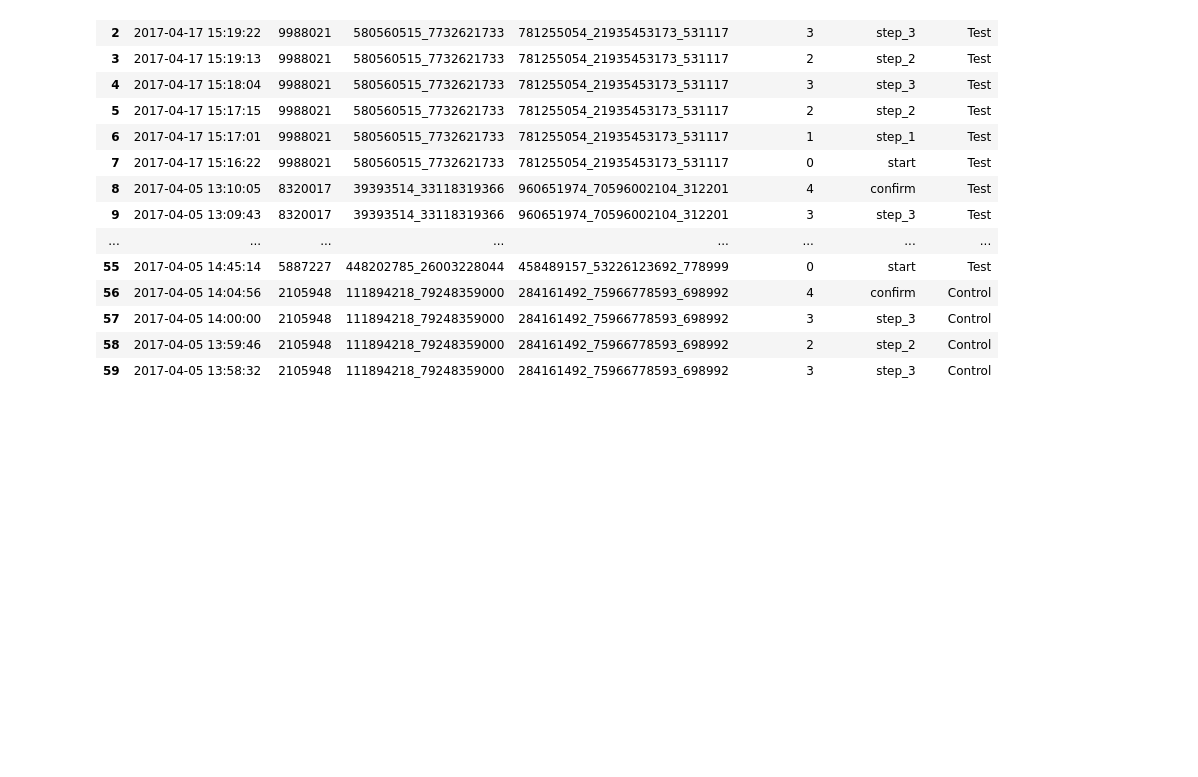
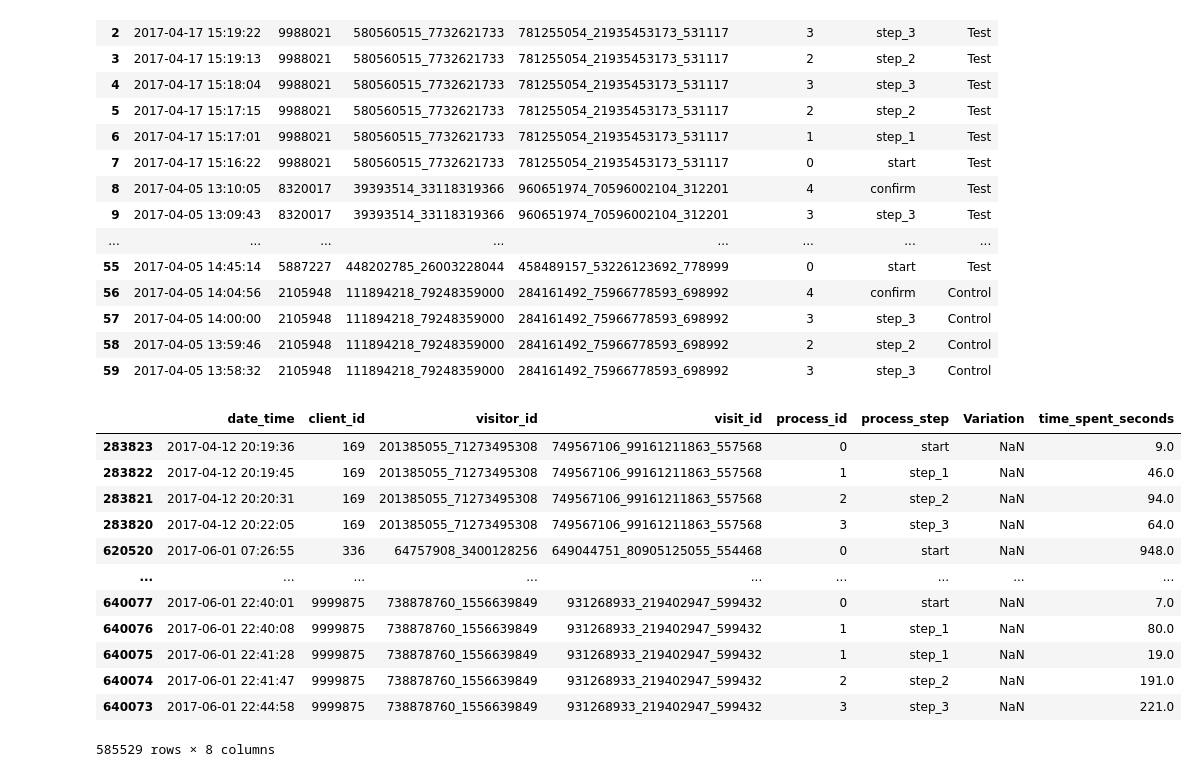
Before and after one commit to samyak-anand/Vanguard_customer_experience_EDA, a Jupyter notebook: Dags/new.ipynb, the cells around one changed output. Cells and saved outputs as stored; diff of their text form; code cells hidden in the pictures; blank space fills up the shorter version.

```diff
--- a/Dags/new.ipynb
+++ b/Dags/new.ipynb
@@ -236,3 +251,19 @@ merged_df = merged_df[merged_df['time_spent_seconds'] >= 0]
+# %%
+merged_df
+# %% [output]
+|  | date_time | client_id | visitor_id | visit_id | process_id | process_step | Variation | time_spent_seconds |
+| 283823 | 2017-04-12 20:19:36 | 169 | 201385055_71273495308 | 749567106_99161211863_557568 | 0 | start | NaN | 9.0 |
+| 283822 | 2017-04-12 20:19:45 | 169 | 201385055_71273495308 | 749567106_99161211863_557568 | 1 | step_1 | NaN | 46.0 |
+| 283821 | 2017-04-12 20:20:31 | 169 | 201385055_71273495308 | 749567106_99161211863_557568 | 2 | step_2 | NaN | 94.0 |
+| 283820 | 2017-04-12 20:22:05 | 169 | 201385055_71273495308 | 749567106_99161211863_557568 | 3 | step_3 | NaN | 64.0 |
+| 620520 | 2017-06-01 07:26:55 | 336 | 64757908_3400128256 | 649044751_80905125055_554468 | 0 | start | NaN | 948.0 |
+| ... | ... | ... | ... | ... | ... | ... | ... | ... |
+| 640077 | 2017-06-01 22:40:01 | 9999875 | 738878760_1556639849 | 931268933_219402947_599432 | 0 | start | NaN | 7.0 |
+| 640076 | 2017-06-01 22:40:08 | 9999875 | 738878760_1556639849 | 931268933_219402947_599432 | 1 | step_1 | NaN | 80.0 |
+| 640075 | 2017-06-01 22:41:28 | 9999875 | 738878760_1556639849 | 931268933_219402947_599432 | 1 | step_1 | NaN | 19.0 |
+| 640074 | 2017-06-01 22:41:47 | 9999875 | 738878760_1556639849 | 931268933_219402947_599432 | 2 | step_2 | NaN | 191.0 |
+| 640073 | 2017-06-01 22:44:58 | 9999875 | 738878760_1556639849 | 931268933_219402947_599432 | 3 | step_3 | NaN | 221.0 |
+585529 rows × 8 columns
 # %%
 merged_df.head(60)
 # %% [output]
```
Also changed, not shown: parts of 8 cells of this notebook.
